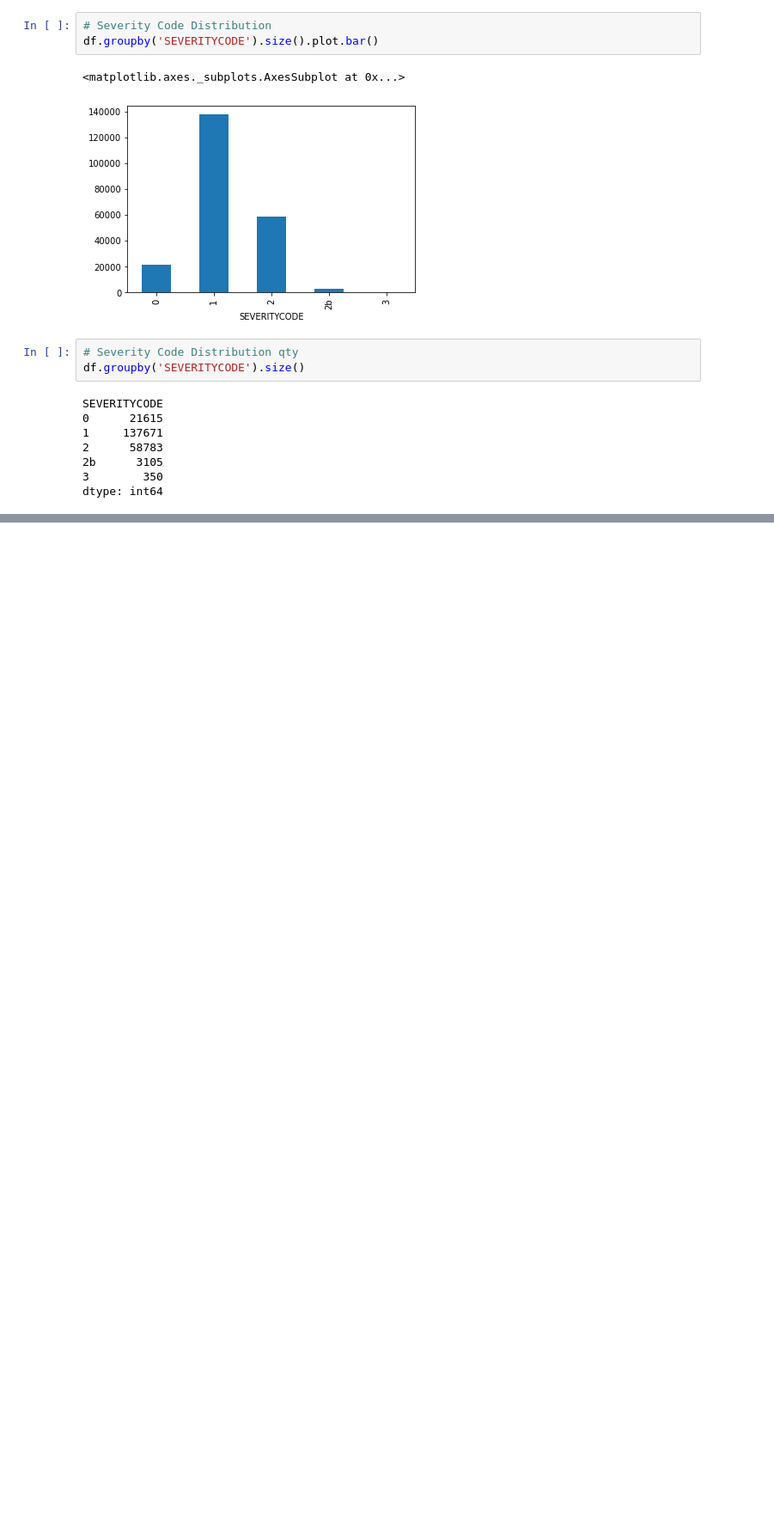
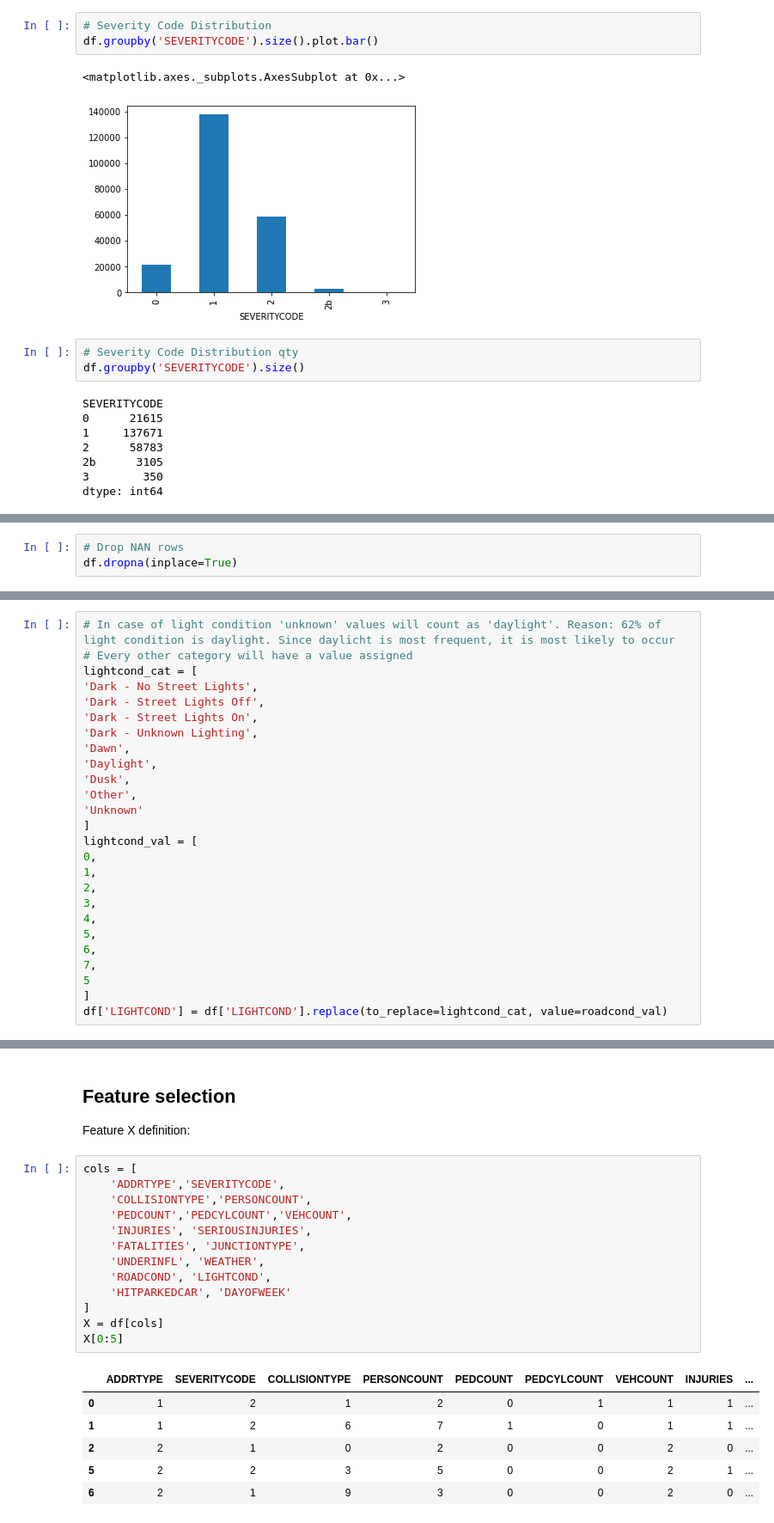
Before and after one commit to ChristianRM/Coursera_Capstone, a Jupyter notebook: ProjectNotebook.ipynb, the cells around one changed output, grey strips where cells are left out. Shown at 86% size. Cells and saved outputs as stored; diff of their text form; blank space fills up the shorter version.

```diff
--- a/ProjectNotebook.ipynb
+++ b/ProjectNotebook.ipynb
@@ -208,0 +171,3 @@ dtype: float64
+# %%
+# Drop NAN rows
+df.dropna(inplace=True)
@@ -208,0 +292,26 @@ dtype: float64
+# %%
+# In case of light condition 'unknown' values will count as 'daylight'. Reason: 62% of light condition is daylight. Since daylicht is most frequent, it is most likely to occur
+# Every other category will have a value assigned
+lightcond_cat = [
+'Dark - No Street Lights',
+'Dark - Street Lights Off',
+'Dark - Street Lights On',
+'Dark - Unknown Lighting',
+'Dawn',
+'Daylight',
+'Dusk',
+'Other',
+'Unknown'
+]
+lightcond_val = [
+0,
+1,
+2,
+3,
+4,
+5,
+6,
+7,
+5
+]
+df['LIGHTCOND'] = df['LIGHTCOND'].replace(to_replace=lightcond_cat, value=roadcond_val)
@@ -208,0 +453,23 @@ dtype: float64
+# %% [markdown]
+## Feature selection
+Feature X definition:
+# %%
+cols = [
+    'ADDRTYPE','SEVERITYCODE',
+    'COLLISIONTYPE','PERSONCOUNT',
+    'PEDCOUNT','PEDCYLCOUNT','VEHCOUNT',
+    'INJURIES', 'SERIOUSINJURIES',
+    'FATALITIES', 'JUNCTIONTYPE',
+    'UNDERINFL', 'WEATHER',
+    'ROADCOND', 'LIGHTCOND',
+    'HITPARKEDCAR', 'DAYOFWEEK'
+]
+X = df[cols]
+X[0:5]
+# %% [output]
+|  | ADDRTYPE | SEVERITYCODE | COLLISIONTYPE | PERSONCOUNT | PEDCOUNT | PEDCYLCOUNT | VEHCOUNT | INJURIES | ... |
+| 0 | 1 | 2 | 1 | 2 | 0 | 1 | 1 | 1 | ... |
+| 1 | 1 | 2 | 6 | 7 | 1 | 0 | 1 | 1 | ... |
+| 2 | 2 | 1 | 0 | 2 | 0 | 0 | 2 | 0 | ... |
+| 5 | 2 | 2 | 3 | 5 | 0 | 0 | 2 | 1 | ... |
+| 6 | 2 | 1 | 9 | 3 | 0 | 0 | 2 | 0 | ... |
```
Also changed, not shown: parts of 35 cells of this notebook.
